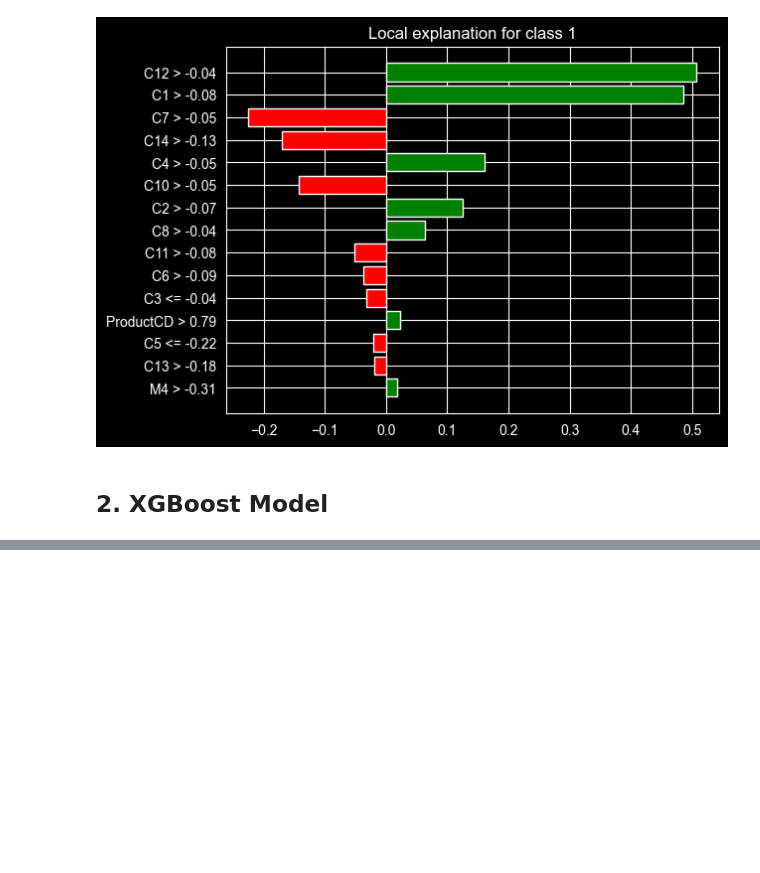
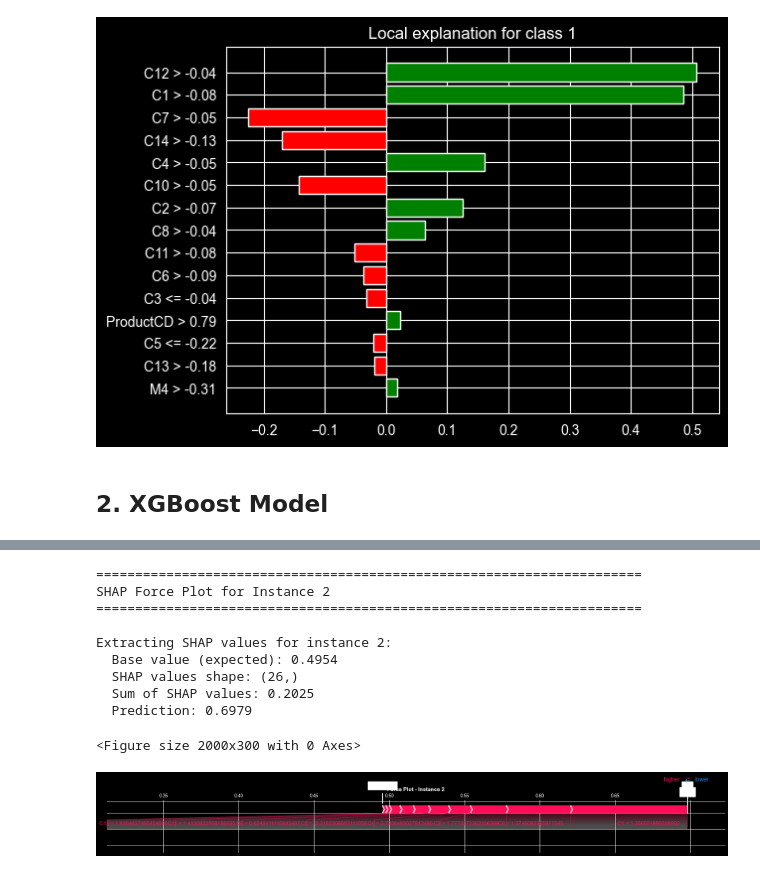
Before and after one commit to LakeeshaRCL/msc-ds-ai-research-implementations, a Jupyter notebook: state_of_the_art_with_xai.ipynb, the cells around one changed output, grey strips where cells are left out. Cells and saved outputs as stored; diff of their text form; code cells hidden in the pictures; blank space fills up the shorter version.

```diff
--- a/state_of_the_art_with_xai.ipynb
+++ b/state_of_the_art_with_xai.ipynb
@@ -268,0 +353,15 @@ LIME Explanation Plot:
+# %%
+# show SHAP force plot for the specific instance
+xgb_shap.show_local_interpretability(interpretability_index)
+# %% [output]
+======================================================================
+SHAP Force Plot for Instance 2
+======================================================================
+
+Extracting SHAP values for instance 2:
+  Base value (expected): 0.4954
+  SHAP values shape: (26,)
+  Sum of SHAP values: 0.2025
+  Prediction: 0.6979
+<Figure size 2000x300 with 0 Axes>
+[figure, added]
```
Also changed, not shown: parts of 13 cells of this notebook.
